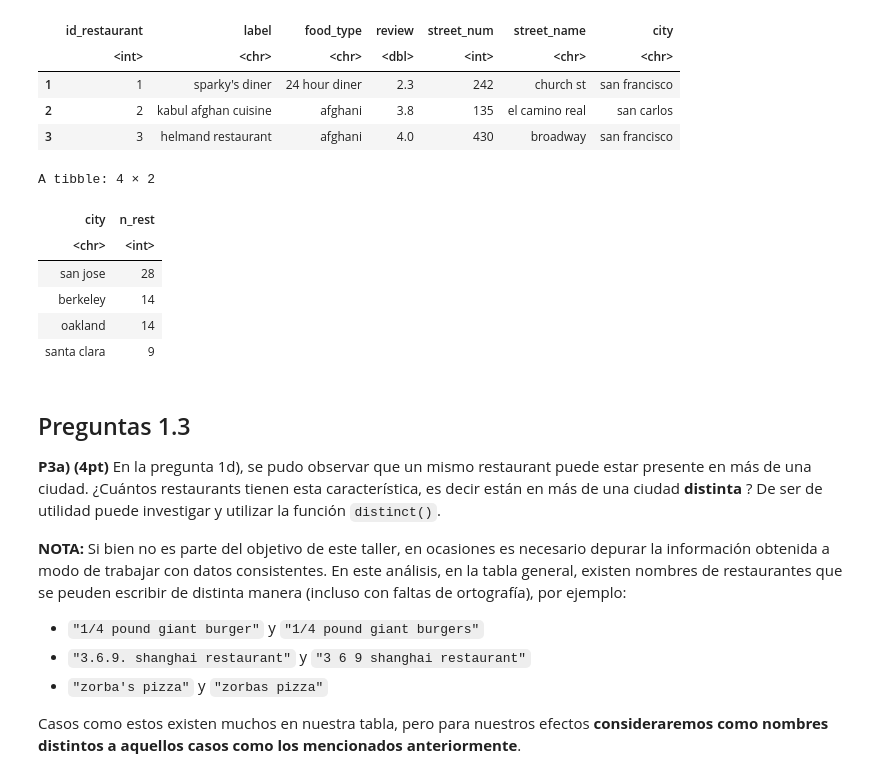
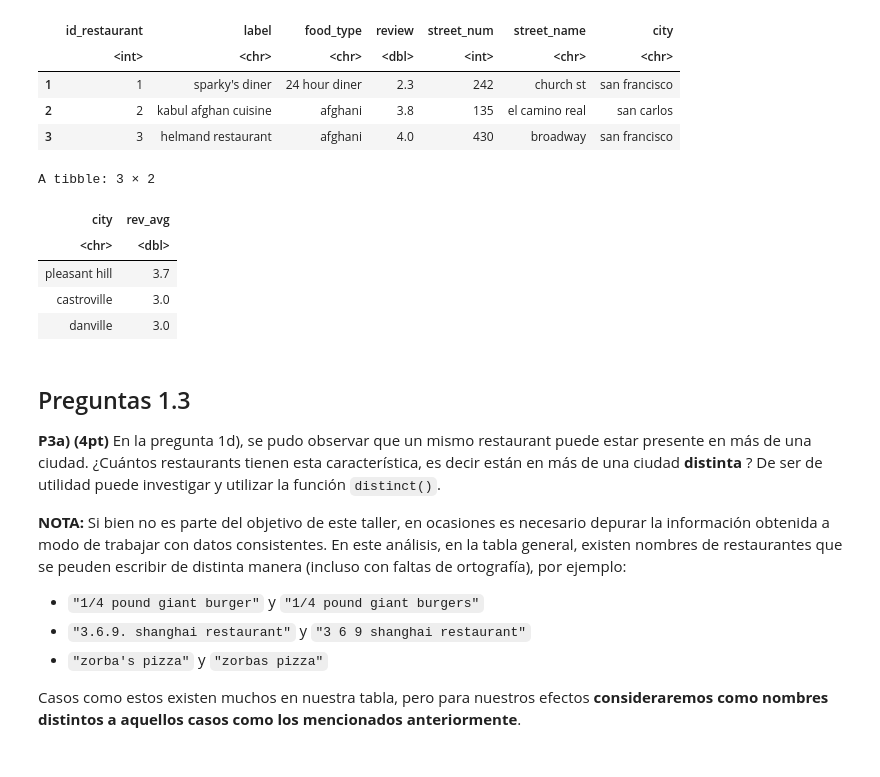
Before and after one commit to HaroldConley/diplomado_BD, a Jupyter notebook: Evaluaciones/C2/Control2.ipynb, the cells around one changed output. Drawn from its saved outputs; the diff is of its cells as text; code cells hidden in the pictures.

```diff
--- a/Evaluaciones/C2/Control2.ipynb
+++ b/Evaluaciones/C2/Control2.ipynb
@@ -224,22 +262,3 @@ A data.frame: 3 × 7
 | 1 | 1 | sparky's diner | 24 hour diner | 2.3 | 242 | church st | san francisco |
 | 2 | 2 | kabul afghan cuisine | afghani | 3.8 | 135 | el camino real | san carlos |
 | 3 | 3 | helmand restaurant | afghani | 4.0 | 430 | broadway | san francisco |
-# %%
-# Pregunta 2.c.- Sin considerar San Francisco, ¿Cuáles son las 3 ciudades con mayor cantidad de restaurants que ofrecen comida tipo japanese?
-genloc %>%
-  filter(city != "san francisco" &
-          food_type == "japanese") %>%
-  group_by(city) %>%
-  summarize(n_rest = n()) %>%
-  arrange(desc(n_rest)) %>%
-  head(4)
-
-## Respuesta: San José, Berkeley y Oakland (Nota: agregué la 4ta fila para ver si también tenía 14 restaurantes)
-# %% [output]
-A tibble: 4 × 2
-| city | n_rest |
-| <chr> | <int> |
-| san jose | 28 |
-| berkeley | 14 |
-| oakland | 14 |
-| santa clara | 9 |
@@ -251,8 +265,20 @@ A tibble: 4 × 2
 # %%
 # Pregunta 2.e.- Cuál es la ciudad con mejor valoración promedio de restaurantes tipo "barbeque"
+genloc %>%
+  filter(food_type == "barbeque") %>%
+  group_by(city) %>%
+  summarize(rev_avg = mean(review)) %>%
+  arrange(desc (rev_avg)) %>%
+  head(3)
 
-
-## Respuesta:
+## Respuesta: Pleasant Hill
+# %% [output]
+A tibble: 3 × 2
+| city | rev_avg |
+| <chr> | <dbl> |
+| pleasant hill | 3.7 |
+| castroville | 3.0 |
+| danville | 3.0 |
 # %% [markdown]
 ## Preguntas 1.3
 **P3a) (4pt)** En la pregunta 1d), se pudo observar que un mismo restaurant puede estar presente en más de una ciudad. ¿Cuántos restaurants tienen esta característica, es decir están en más de una ciudad **distinta** ? De ser de utilidad puede investigar y utilizar la función `distinct()`.<br>
```
Also changed, not shown: parts of 3 cells of this notebook.
